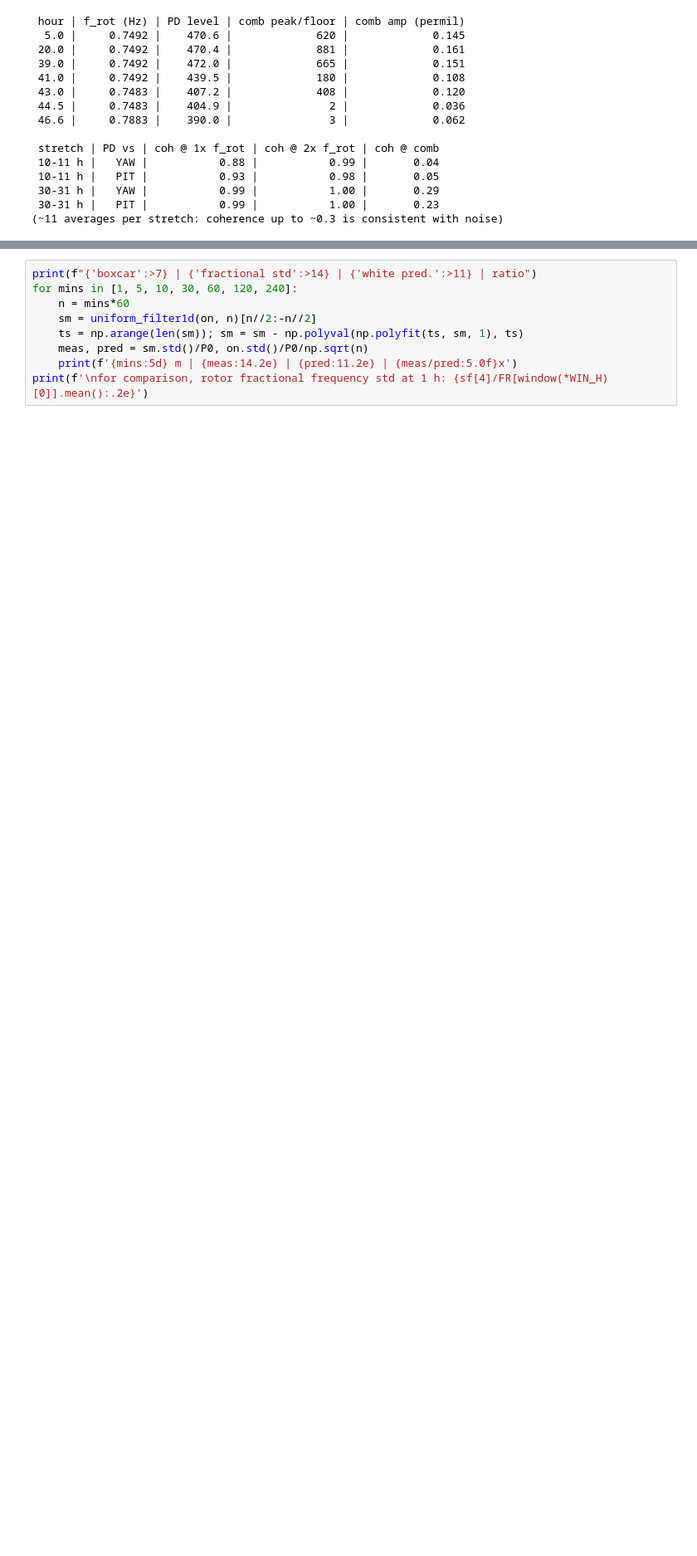
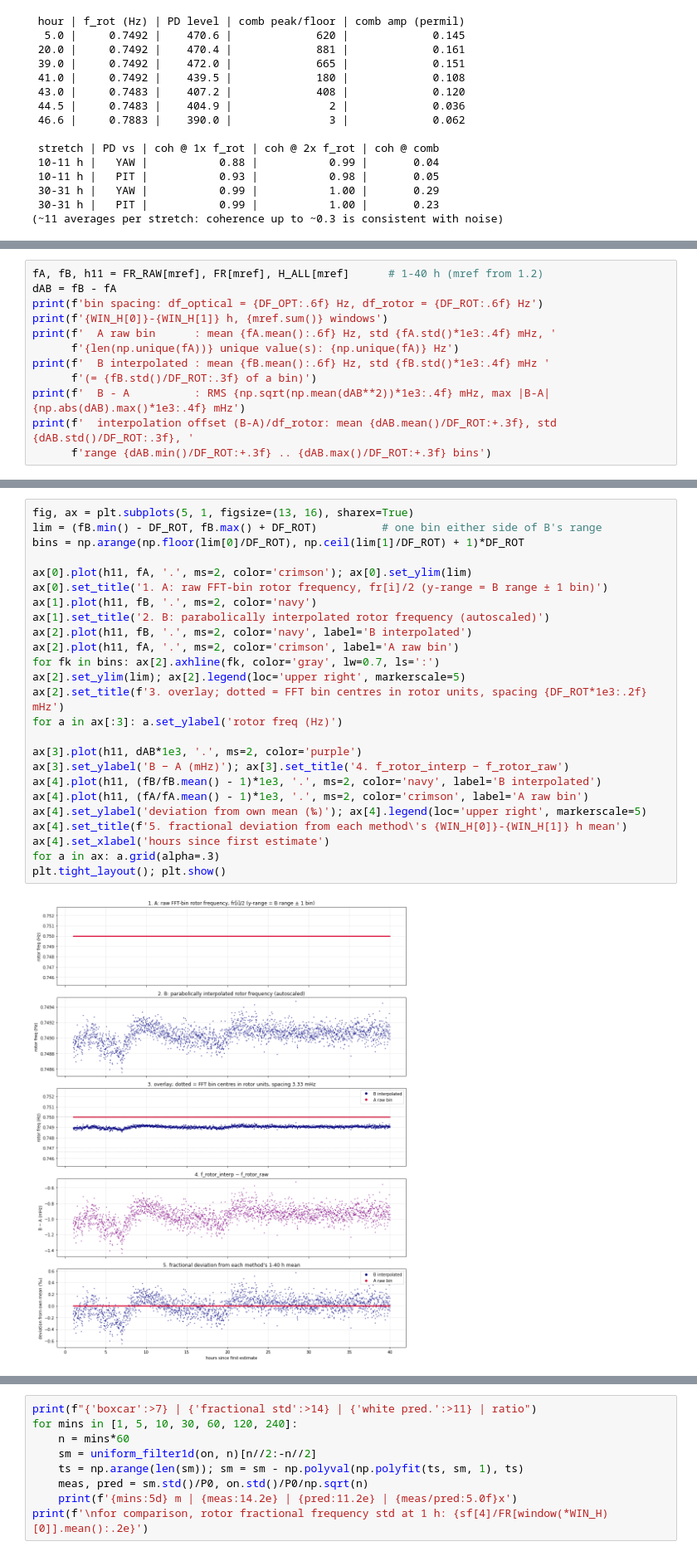
Before and after one commit to Moore-Lab/Decay-Sail, a Jupyter notebook: analysis/noise_budget_20260911.ipynb, the cells around one changed output, grey strips where cells are left out. Shown at 83% size. Drawn from its saved outputs; the diff is of its cells as text; blank space fills up the shorter version.

```diff
--- a/analysis/noise_budget_20260911.ipynb
+++ b/analysis/noise_budget_20260911.ipynb
@@ -452,0 +338,12 @@ I systematic: with I = 1.7e-11 every torque/force number is x0.904.
+# %%
+fA, fB, h11 = FR_RAW[mref], FR[mref], H_ALL[mref]      # 1-40 h (mref from 1.2)
+dAB = fB - fA
+print(f'bin spacing: df_optical = {DF_OPT:.6f} Hz, df_rotor = {DF_ROT:.6f} Hz')
+print(f'{WIN_H[0]}-{WIN_H[1]} h, {mref.sum()} windows')
+print(f'  A raw bin      : mean {fA.mean():.6f} Hz, std {fA.std()*1e3:.4f} mHz, '
+      f'{len(np.unique(fA))} unique value(s): {np.unique(fA)} Hz')
+print(f'  B interpolated : mean {fB.mean():.6f} Hz, std {fB.std()*1e3:.4f} mHz '
+      f'(= {fB.std()/DF_ROT:.3f} of a bin)')
+print(f'  B - A          : RMS {np.sqrt(np.mean(dAB**2))*1e3:.4f} mHz, max |B-A| {np.abs(dAB).max()*1e3:.4f} mHz')
+print(f'  interpolation offset (B-A)/df_rotor: mean {dAB.mean()/DF_ROT:+.3f}, std {dAB.std()/DF_ROT:.3f}, '
+      f'range {dAB.min()/DF_ROT:+.3f} .. {dAB.max()/DF_ROT:+.3f} bins')
@@ -452,0 +357,27 @@ I systematic: with I = 1.7e-11 every torque/force number is x0.904.
+# %%
+fig, ax = plt.subplots(5, 1, figsize=(13, 16), sharex=True)
+lim = (fB.min() - DF_ROT, fB.max() + DF_ROT)          # one bin either side of B's range
+bins = np.arange(np.floor(lim[0]/DF_ROT), np.ceil(lim[1]/DF_ROT) + 1)*DF_ROT
+
+ax[0].plot(h11, fA, '.', ms=2, color='crimson'); ax[0].set_ylim(lim)
+ax[0].set_title('1. A: raw FFT-bin rotor frequency, fr[i]/2 (y-range = B range ± 1 bin)')
+ax[1].plot(h11, fB, '.', ms=2, color='navy')
+ax[1].set_title('2. B: parabolically interpolated rotor frequency (autoscaled)')
+ax[2].plot(h11, fB, '.', ms=2, color='navy', label='B interpolated')
+ax[2].plot(h11, fA, '.', ms=2, color='crimson', label='A raw bin')
+for fk in bins: ax[2].axhline(fk, color='gray', lw=0.7, ls=':')
+ax[2].set_ylim(lim); ax[2].legend(loc='upper right', markerscale=5)
+ax[2].set_title(f'3. overlay; dotted = FFT bin centres in rotor units, spacing {DF_ROT*1e3:.2f} mHz')
+for a in ax[:3]: a.set_ylabel('rotor freq (Hz)')
+
+ax[3].plot(h11, dAB*1e3, '.', ms=2, color='purple')
+ax[3].set_ylabel('B − A (mHz)'); ax[3].set_title('4. f_rotor_interp − f_rotor_raw')
+ax[4].plot(h11, (fB/fB.mean() - 1)*1e3, '.', ms=2, color='navy', label='B interpolated')
+ax[4].plot(h11, (fA/fA.mean() - 1)*1e3, '.', ms=2, color='crimson', label='A raw bin')
+ax[4].set_ylabel('deviation from own mean (‰)'); ax[4].legend(loc='upper right', markerscale=5)
+ax[4].set_title(f'5. fractional deviation from each method\'s {WIN_H[0]}-{WIN_H[1]} h mean')
+ax[4].set_xlabel('hours since first estimate')
+for a in ax: a.grid(alpha=.3)
+plt.tight_layout(); plt.show()
+# %% [output]
+[figure, added]
```
Also changed, not shown: parts of 49 cells of this notebook.
